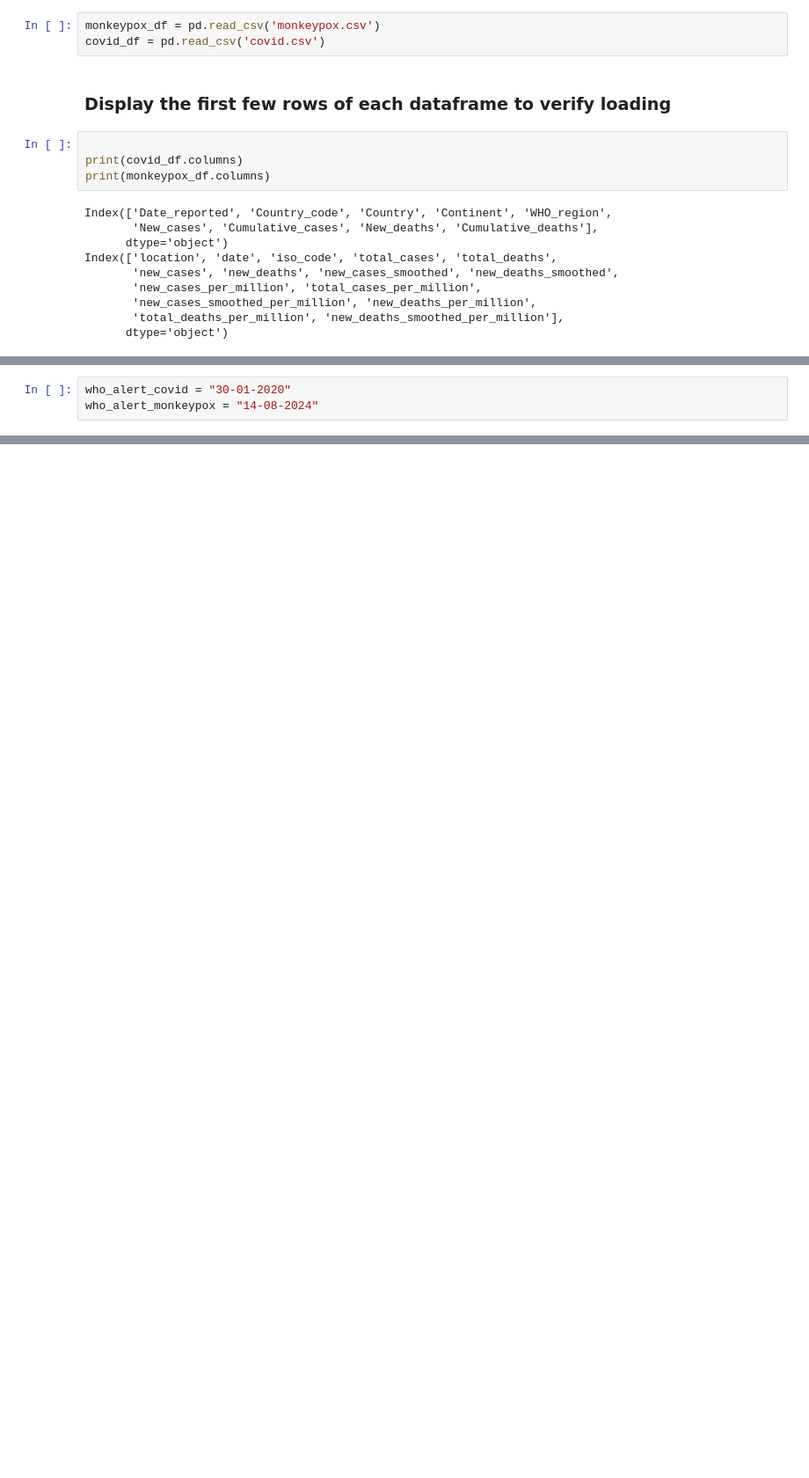
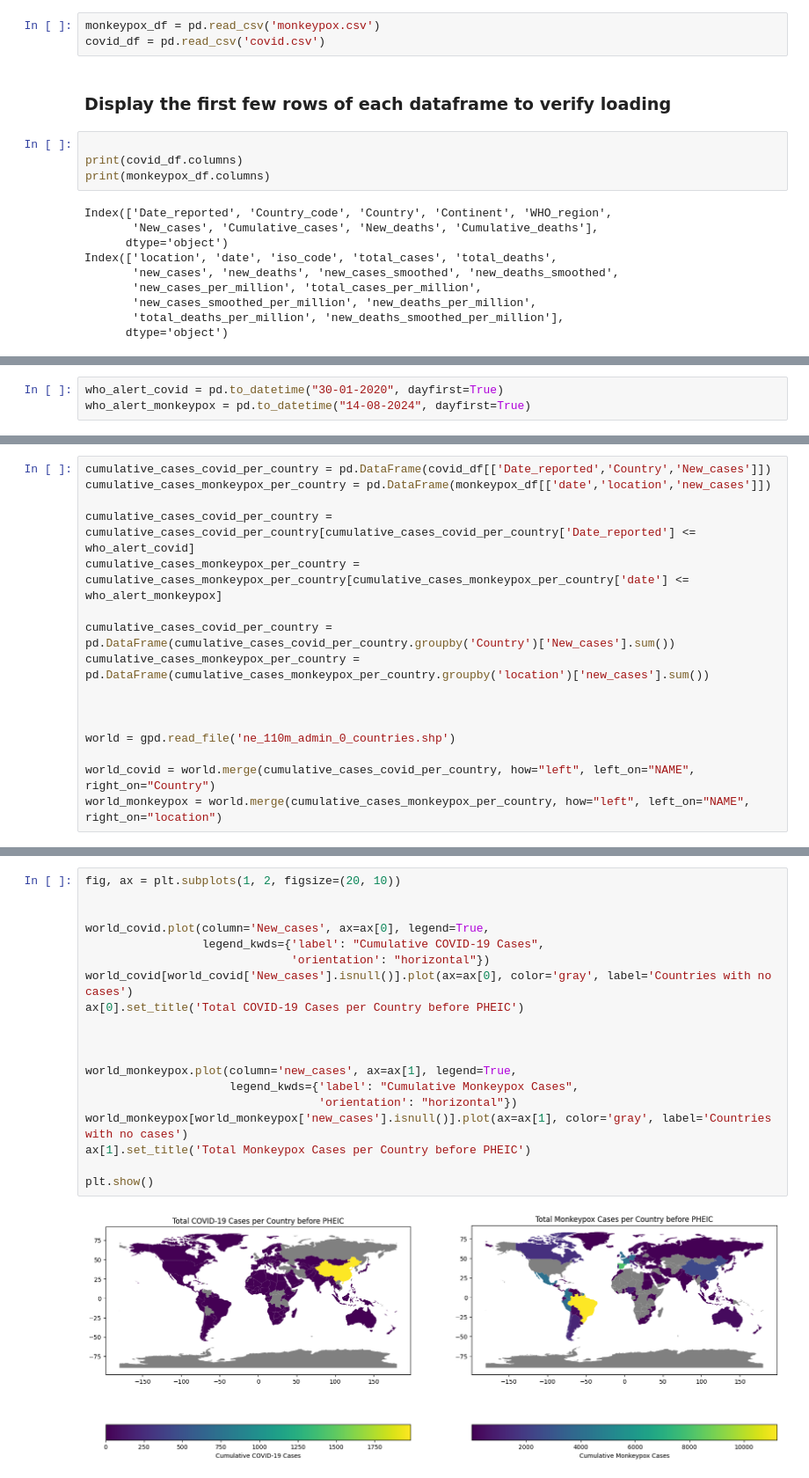
Before and after one commit to SoonBanned/Covid-MonkeyPox-analysis, a Jupyter notebook: journal.ipynb, the cells around one changed output, grey strips where cells are left out. Shown: that part at 88% size. Saved outputs shown, nothing was run; the diff lists cells and outputs as text; blank space fills up the shorter version.

Commit message:
Organize code structure and add 2nd graph

```diff
--- a/journal.ipynb
+++ b/journal.ipynb
@@ -28,0 +37,3 @@ Index(['location', 'date', 'iso_code', 'total_cases', 'total_deaths',
+# %%
+who_alert_covid = pd.to_datetime("30-01-2020", dayfirst=True)
+who_alert_monkeypox = pd.to_datetime("14-08-2024", dayfirst=True)
@@ -42,3 +79,0 @@ cumulative_cases_monkeypox_any_country.index = pd.to_datetime(cumulative_cases_m
-# %%
-who_alert_covid = "30-01-2020"
-who_alert_monkeypox = "14-08-2024"
@@ -65,0 +80,16 @@ plt.show()
+# %%
+cumulative_cases_covid_per_country = pd.DataFrame(covid_df[['Date_reported','Country','New_cases']])
+cumulative_cases_monkeypox_per_country = pd.DataFrame(monkeypox_df[['date','location','new_cases']])
+
+cumulative_cases_covid_per_country = cumulative_cases_covid_per_country[cumulative_cases_covid_per_country['Date_reported'] <= who_alert_covid]
+cumulative_cases_monkeypox_per_country = cumulative_cases_monkeypox_per_country[cumulative_cases_monkeypox_per_country['date'] <= who_alert_monkeypox]
+
+cumulative_cases_covid_per_country = pd.DataFrame(cumulative_cases_covid_per_country.groupby('Country')['New_cases'].sum())
+cumulative_cases_monkeypox_per_country = pd.DataFrame(cumulative_cases_monkeypox_per_country.groupby('location')['new_cases'].sum())
+
+
+
+world = gpd.read_file('ne_110m_admin_0_countries.shp')
+
+world_covid = world.merge(cumulative_cases_covid_per_country, how="left", left_on="NAME", right_on="Country")
+world_monkeypox = world.merge(cumulative_cases_monkeypox_per_country, how="left", left_on="NAME", right_on="location")
@@ -65,0 +98,21 @@ plt.show()
+# %%
+fig, ax = plt.subplots(1, 2, figsize=(20, 10))
+
+
+world_covid.plot(column='New_cases', ax=ax[0], legend=True,
+                 legend_kwds={'label': "Cumulative COVID-19 Cases",
+                              'orientation': "horizontal"})
+world_covid[world_covid['New_cases'].isnull()].plot(ax=ax[0], color='gray', label='Countries with no cases')
+ax[0].set_title('Total COVID-19 Cases per Country before PHEIC')
+
+
+
+world_monkeypox.plot(column='new_cases', ax=ax[1], legend=True,
+                     legend_kwds={'label': "Cumulative Monkeypox Cases",
+                                  'orientation': "horizontal"})
+world_monkeypox[world_monkeypox['new_cases'].isnull()].plot(ax=ax[1], color='gray', label='Countries with no cases')
+ax[1].set_title('Total Monkeypox Cases per Country before PHEIC')
+
+plt.show()
+# %% [output]
+[figure, added]
```
Also changed, not shown: parts of 19 cells of this notebook.
